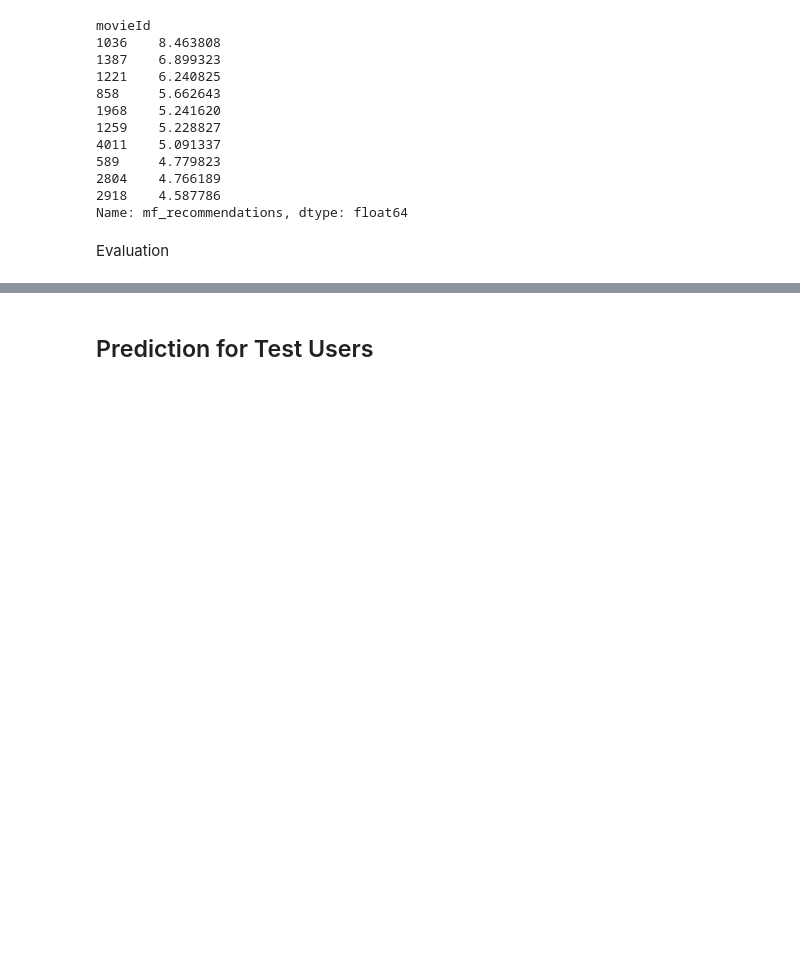
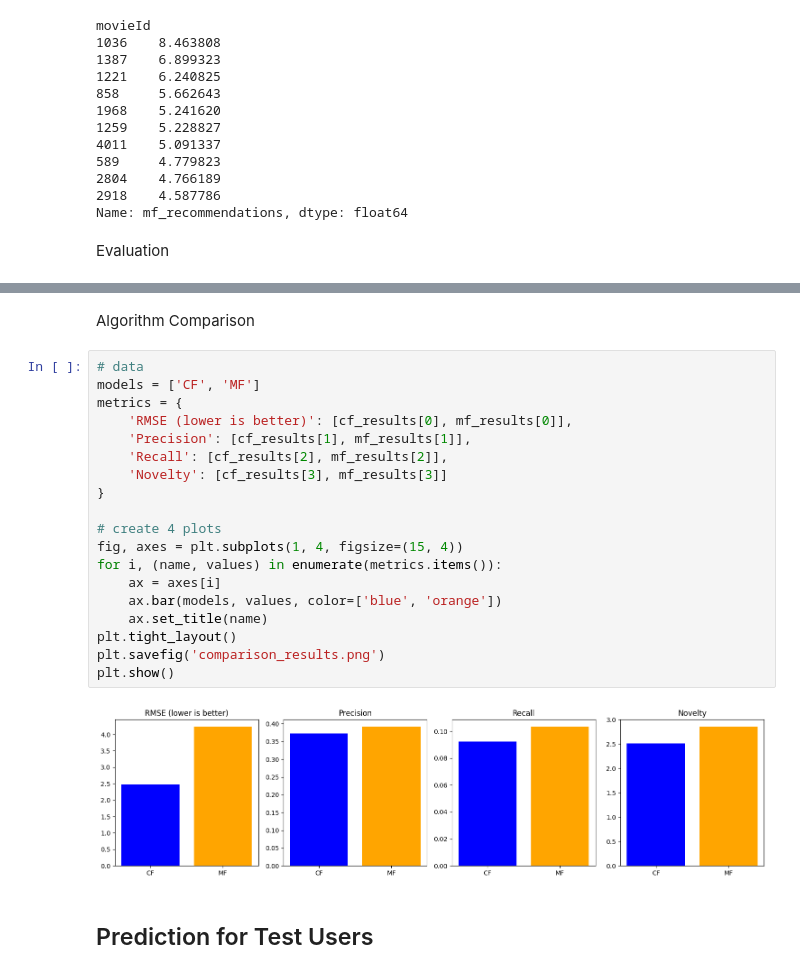
Before and after one commit to Dathix5/dm_assignment_2, a Jupyter notebook: main.ipynb, the cells around one changed output, grey strips where cells are left out. Cells and saved outputs as stored; diff of their text form; blank space fills up the shorter version.

```diff
--- a/main.ipynb
+++ b/main.ipynb
@@ -224,3 +252,26 @@ Novelty:   2.8627
+# %% [markdown]
+Algorithm Comparison
+# %%
+# data
+models = ['CF', 'MF']
+metrics = {
+    'RMSE (lower is better)': [cf_results[0], mf_results[0]],
+    'Precision': [cf_results[1], mf_results[1]],
+    'Recall': [cf_results[2], mf_results[2]],
+    'Novelty': [cf_results[3], mf_results[3]]
+}
+
+# create 4 plots
+fig, axes = plt.subplots(1, 4, figsize=(15, 4))
+for i, (name, values) in enumerate(metrics.items()):
+    ax = axes[i]
+    ax.bar(models, values, color=['blue', 'orange'])
+    ax.set_title(name)
+plt.tight_layout()
+plt.savefig('comparison_results.png')
+plt.show()
+# %% [output]
+[figure, added]
 # %% [markdown]
 ## Prediction for Test Users
 # %% [markdown]
```
Also changed, not shown: parts of 5 cells of this notebook, 4 other files.
